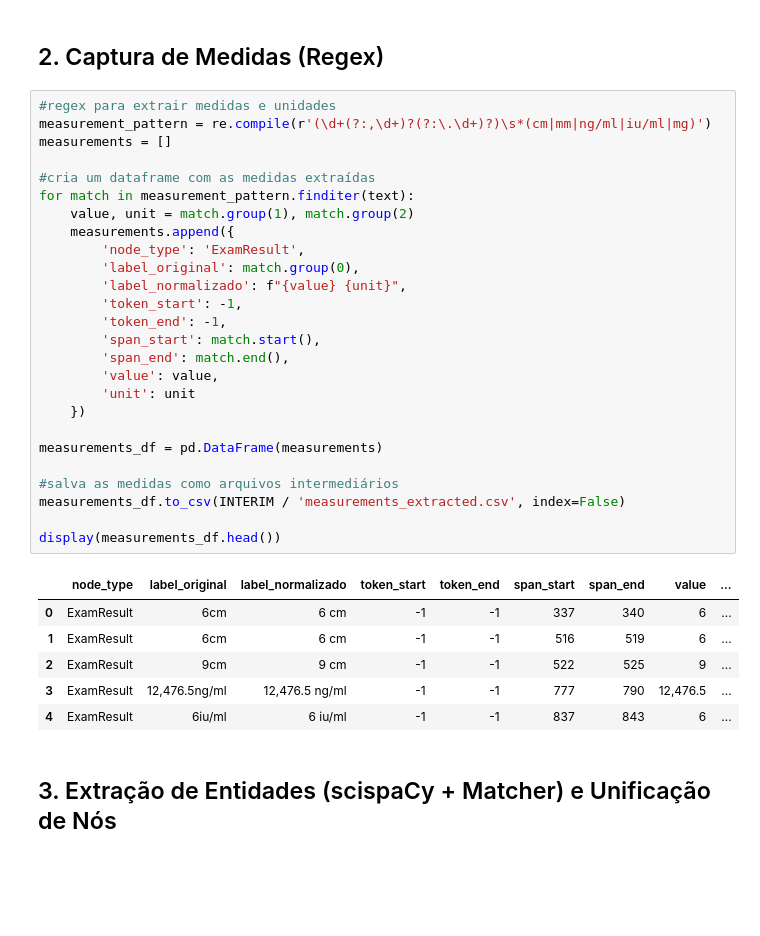
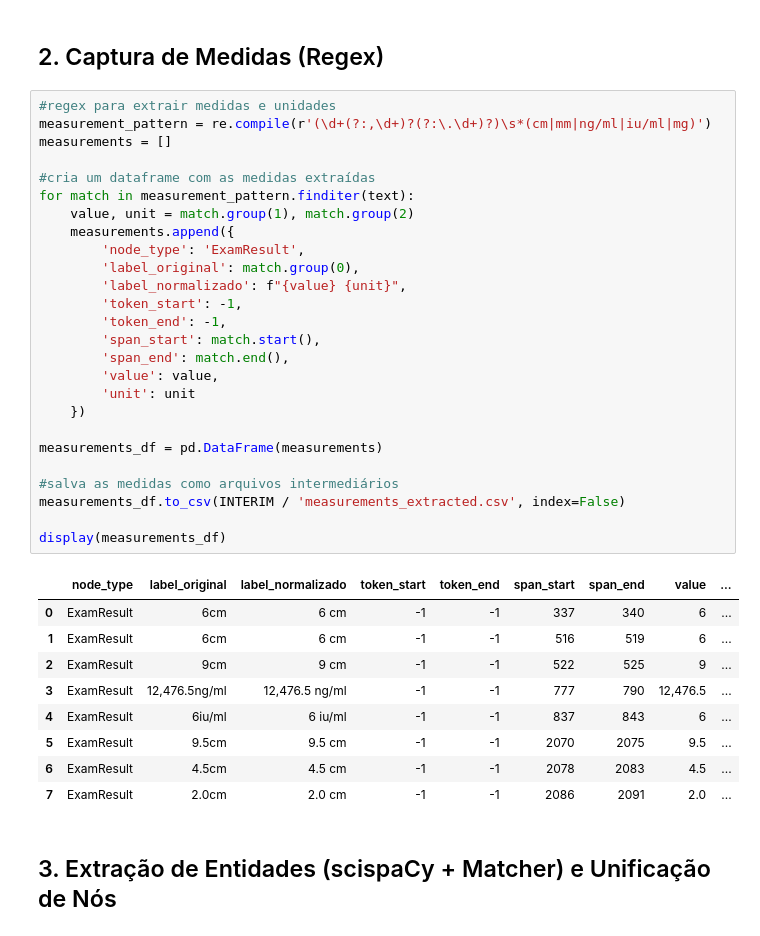
Before and after one commit to jpfrare/MC896-NLP, a Jupyter notebook: project1/pipelines/notebooks/pipeline_spacy.ipynb, the cells around one changed output. Cells and saved outputs as stored; diff of their text form; blank space fills up the shorter version.

```diff
--- a/project1/pipelines/notebooks/pipeline_spacy.ipynb
+++ b/project1/pipelines/notebooks/pipeline_spacy.ipynb
@@ -45,34 +45,37 @@ full_data.to_csv(INTERIM / 'full_data_merged.csv', index=False)
 measurement_pattern = re.compile(r'(\d+(?:,\d+)?(?:\.\d+)?)\s*(cm|mm|ng/ml|iu/ml|mg)')
 measurements = []
 
 #cria um dataframe com as medidas extraídas
 for match in measurement_pattern.finditer(text):
     value, unit = match.group(1), match.group(2)
     measurements.append({
         'node_type': 'ExamResult',
         'label_original': match.group(0),
         'label_normalizado': f"{value} {unit}",
         'token_start': -1,
         'token_end': -1,
         'span_start': match.start(),
         'span_end': match.end(),
         'value': value,
         'unit': unit
     })
 
 measurements_df = pd.DataFrame(measurements)
 
 #salva as medidas como arquivos intermediários
 measurements_df.to_csv(INTERIM / 'measurements_extracted.csv', index=False)
 
-display(measurements_df.head())
+display(measurements_df)
 # %% [output]
 |  | node_type | label_original | label_normalizado | token_start | token_end | span_start | span_end | value | ... |
 | 0 | ExamResult | 6cm | 6 cm | -1 | -1 | 337 | 340 | 6 | ... |
 | 1 | ExamResult | 6cm | 6 cm | -1 | -1 | 516 | 519 | 6 | ... |
 | 2 | ExamResult | 9cm | 9 cm | -1 | -1 | 522 | 525 | 9 | ... |
 | 3 | ExamResult | 12,476.5ng/ml | 12,476.5 ng/ml | -1 | -1 | 777 | 790 | 12,476.5 | ... |
 | 4 | ExamResult | 6iu/ml | 6 iu/ml | -1 | -1 | 837 | 843 | 6 | ... |
+| 5 | ExamResult | 9.5cm | 9.5 cm | -1 | -1 | 2070 | 2075 | 9.5 | ... |
+| 6 | ExamResult | 4.5cm | 4.5 cm | -1 | -1 | 2078 | 2083 | 4.5 | ... |
+| 7 | ExamResult | 2.0cm | 2.0 cm | -1 | -1 | 2086 | 2091 | 2.0 | ... |
 # %% [markdown]
 ## 3. Extração de Entidades (scispaCy + Matcher) e Unificação de Nós
 # %% [markdown]
```
Also changed, not shown: parts of 5 cells of this notebook.
